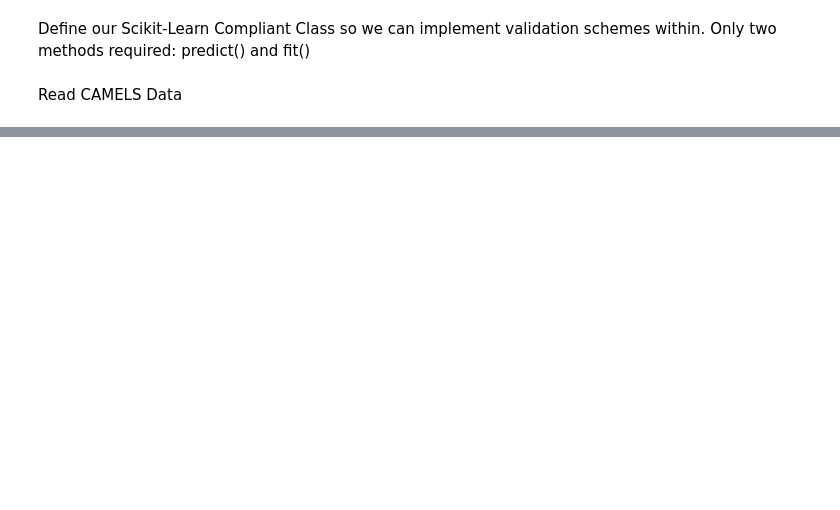
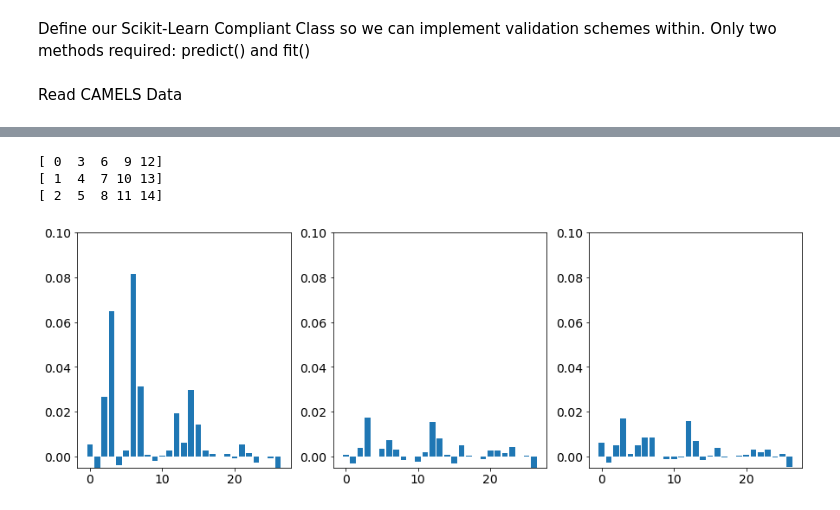
Before and after one commit to bolotinl/nextgen-form-eval, a Jupyter notebook: FrankTests/JonathanDatasets/ModelGrader_IndivRF.ipynb, the cells around one changed output, grey strips where cells are left out. Cells and saved outputs as stored; diff of their text form; code cells hidden in the pictures; blank space fills up the shorter version.

```diff
--- a/FrankTests/JonathanDatasets/ModelGrader_IndivRF.ipynb
+++ b/FrankTests/JonathanDatasets/ModelGrader_IndivRF.ipynb
@@ -463,0 +458,40 @@ forest_importances = pd.Series(result.importances_mean, index=feature_names)
+# %%
+
+
+def getList(r, ax):
+
+    features = featureimportance[0].shape[0] # NUMBER OF FEATURES
+    sum = np.zeros((features, ))
+    ss = np.zeros((features, ))
+    for i in r:
+        # POOL MEANS AND STANDARD DEVIATIONS:
+        # - GROUP MEAN IS MEAN OF ALL MEANS
+        # - GROUP STD IS DEFINED BY SQRT(SUM(STDs^2)), SINCE ALL SAMPLE SIZES ARE EQUAL
+        currdf = featureimportance[i]
+        sum = sum + currdf[str(i) + "_mean"].to_numpy().T
+        ss =  ss + currdf[str(i) + "_std"].to_numpy().T
+
+    means = sum / len(featureimportance)
+    std = np.sqrt(ss)
+    ax.bar(np.arange(features), means)
+    ax.set_ylim((-.005, 0.1))
+
+    return ax
+
+
+lstm = np.arange(0, 15, 3)
+MC = np.arange(1, 15, 3)
+sac = np.arange(2, 15, 3)
+print(lstm)
+print(MC)
+print(sac)
+
+figs, axs = plt.subplots(1,3)
+axs[0] = getList(lstm, axs[0])
+axs[1] = getList(MC, axs[1])
+axs[2] = getList(sac, axs[2])
+# %% [output]
+[ 0  3  6  9 12]
+[ 1  4  7 10 13]
+[ 2  5  8 11 14]
+[figure, added]
```
Also changed, not shown: parts of 4 cells of this notebook, 1 other file.
